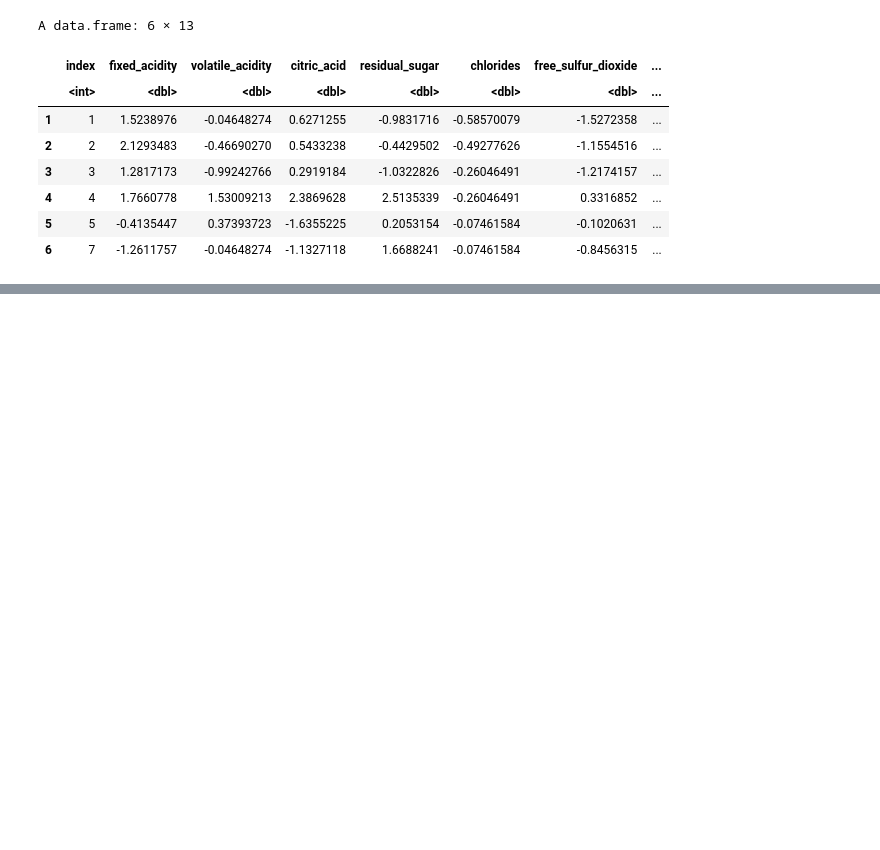
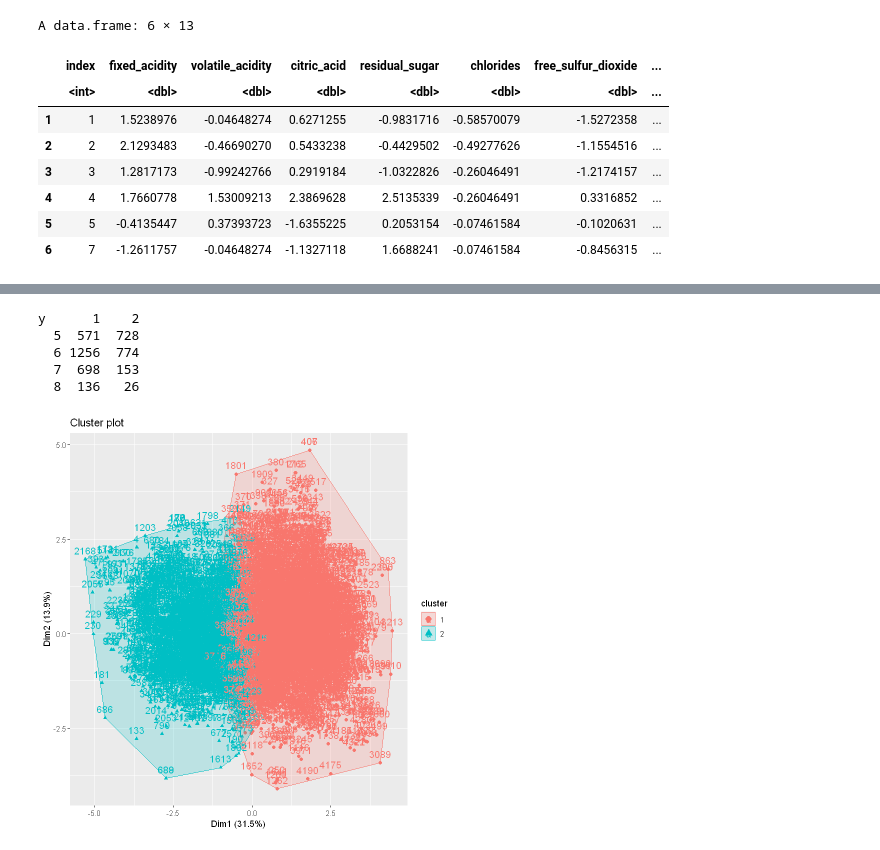
Before and after one commit to Saranga99/DM-ML, a Jupyter notebook: coursework/CW_Q1.ipynb, the cells around one changed output, grey strips where cells are left out. Cells and saved outputs as stored; diff of their text form; code cells hidden in the pictures; blank space fills up the shorter version.

```diff
--- a/coursework/CW_Q1.ipynb
+++ b/coursework/CW_Q1.ipynb
@@ -253,0 +387,5 @@ A data.frame: 6 × 13
+# %%
+x=df_final[2:12]
+y=df_final$quality
+# %%
+kc_2 <- kmeans(x,centers=2,nstart=25)
@@ -253,0 +429,12 @@ A data.frame: 6 × 13
+# %%
+table(y,kc_2$cluster)
+# %% [output]
+y      1    2
+  5  571  728
+  6 1256  774
+  7  698  153
+  8  136   26
+# %%
+fviz_cluster(kc_2,data=x)
+# %% [output]
+[figure, added]
```
Also changed, not shown: parts of 21 cells of this notebook, 1 other file.
